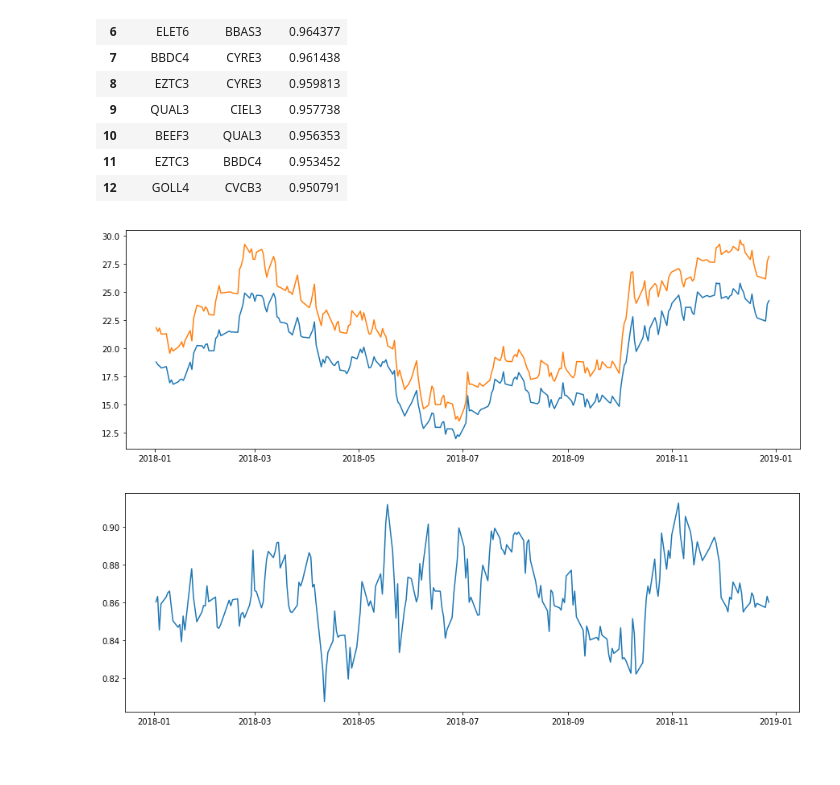
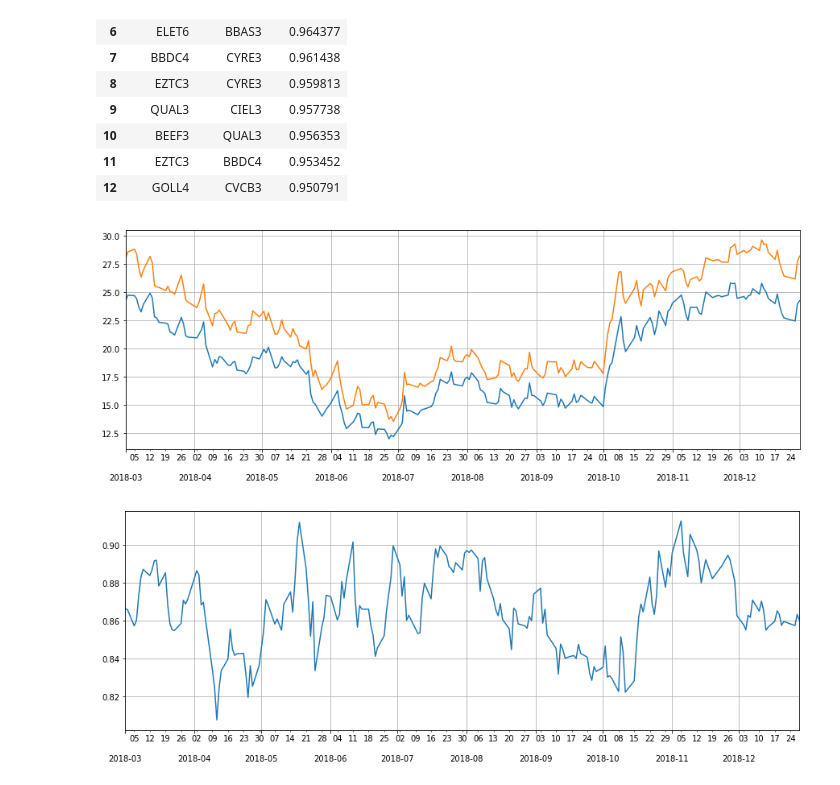
Before and after one commit to RodrigoCalderano/DOM-BOT, a Jupyter notebook: Jupyter/Long Short.ipynb, the cells around one changed output. Cells and saved outputs as stored; diff of their text form; code cells hidden in the pictures.

```diff
--- a/Jupyter/Long Short.ipynb
+++ b/Jupyter/Long Short.ipynb
@@ -126,32 +126,32 @@ df_pares
 # %%
 stock1 = pd.read_csv('HISTORICO_2018/ELET3_2018', index_col = 'DATA DO PREGAO', parse_dates=True)
 stock2 = pd.read_csv('HISTORICO_2018/ELET6_2018', index_col = 'DATA DO PREGAO', parse_dates=True)
 
 params = {'legend.fontsize': 'medium',
           'figure.figsize': (15, 5),
          'axes.labelsize': 'medium',
          'axes.titlesize':'x-large',
          'xtick.labelsize':'medium',
          'ytick.labelsize':'medium'}
 plt.rcParams.update(params)
 
 fig, ax = plt.subplots()
 
 
 ax.plot(stock1['PRECO FECHAMENTO'])
 ax.plot(stock2['PRECO FECHAMENTO'])
 
 
 title_stg = stock1['NOME RESUMIDO DA EMPRESA EMISSORA'].iloc[0] + ": " + stock1['CODIGO DE NEGOCIACAO DO PAPEL'].iloc[0]
 
-stock_plt.set_xlim(['2018-03-01', '2018-12-28'])
-stock_plt.grid()
-stock_plt.xaxis.set_major_locator(dates.MonthLocator())
-stock_plt.xaxis.set_major_formatter(dates.DateFormatter('\n\n%Y-%m'))
-stock_plt.xaxis.set_minor_locator(dates.WeekdayLocator(byweekday=0))
-stock_plt.xaxis.set_minor_formatter(dates.DateFormatter('%d'))
+ax.set_xlim(['2018-03-01', '2018-12-28'])
+ax.grid()
+ax.xaxis.set_major_locator(dates.MonthLocator())
+ax.xaxis.set_major_formatter(dates.DateFormatter('\n\n%Y-%m'))
+ax.xaxis.set_minor_locator(dates.WeekdayLocator(byweekday=0))
+ax.xaxis.set_minor_formatter(dates.DateFormatter('%d'))
 # %% [output]
-[figure, old version]
+[figure, new version]
 # %%
 fig, ax = plt.subplots()
 
@@ -160,11 +160,11 @@ ax.plot(stock1['PRECO FECHAMENTO']/stock2['PRECO FECHAMENTO'])
 
 
 
-stock_plt.set_xlim(['2018-03-01', '2018-12-28'])
-stock_plt.grid()
-stock_plt.xaxis.set_major_locator(dates.MonthLocator())
-stock_plt.xaxis.set_major_formatter(dates.DateFormatter('\n\n%Y-%m'))
-stock_plt.xaxis.set_minor_locator(dates.WeekdayLocator(byweekday=0))
-stock_plt.xaxis.set_minor_formatter(dates.DateFormatter('%d'))
+ax.set_xlim(['2018-03-01', '2018-12-28'])
+ax.grid()
+ax.xaxis.set_major_locator(dates.MonthLocator())
+ax.xaxis.set_major_formatter(dates.DateFormatter('\n\n%Y-%m'))
+ax.xaxis.set_minor_locator(dates.WeekdayLocator(byweekday=0))
+ax.xaxis.set_minor_formatter(dates.DateFormatter('%d'))
 # %% [output]
-[figure, old version]
+[figure, new version]
```
Also changed, not shown: parts of 4 cells of this notebook.
